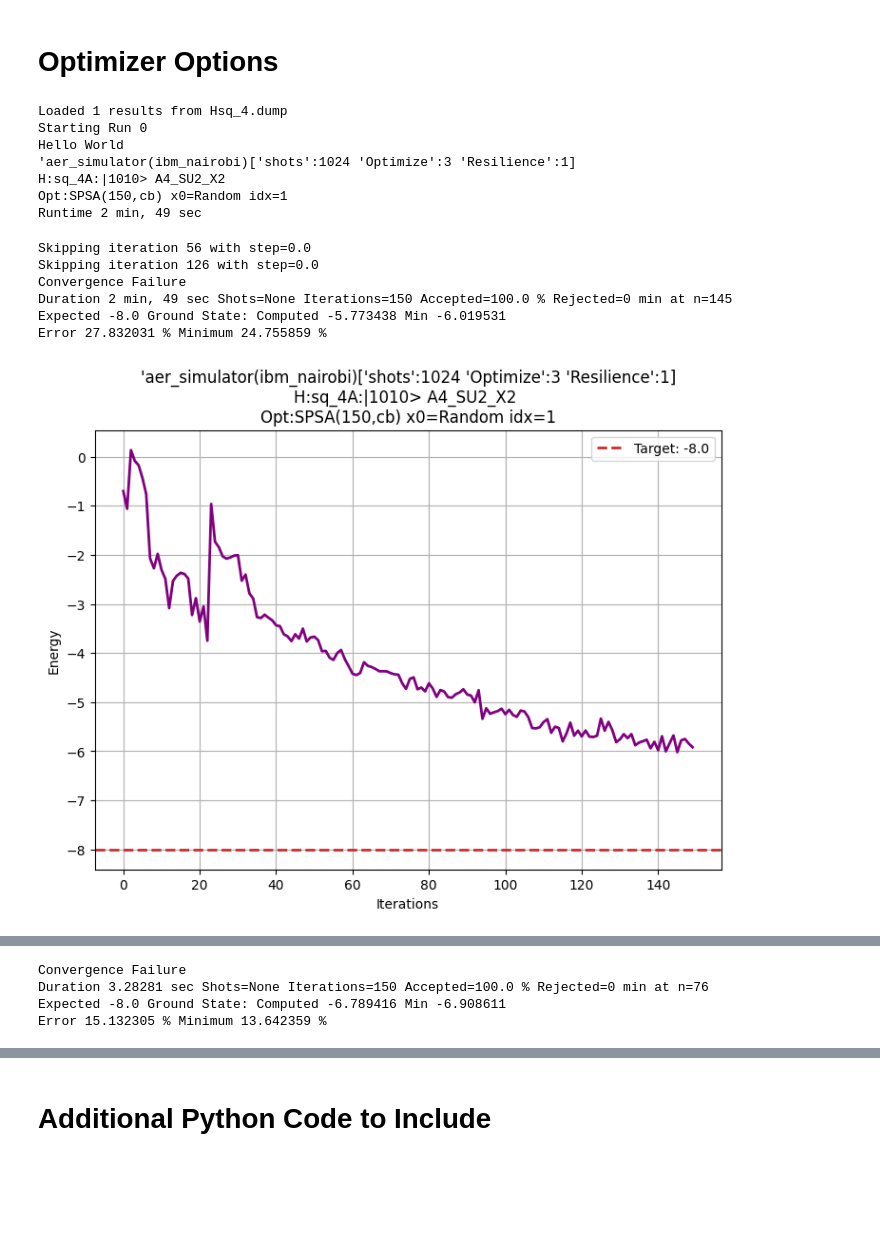
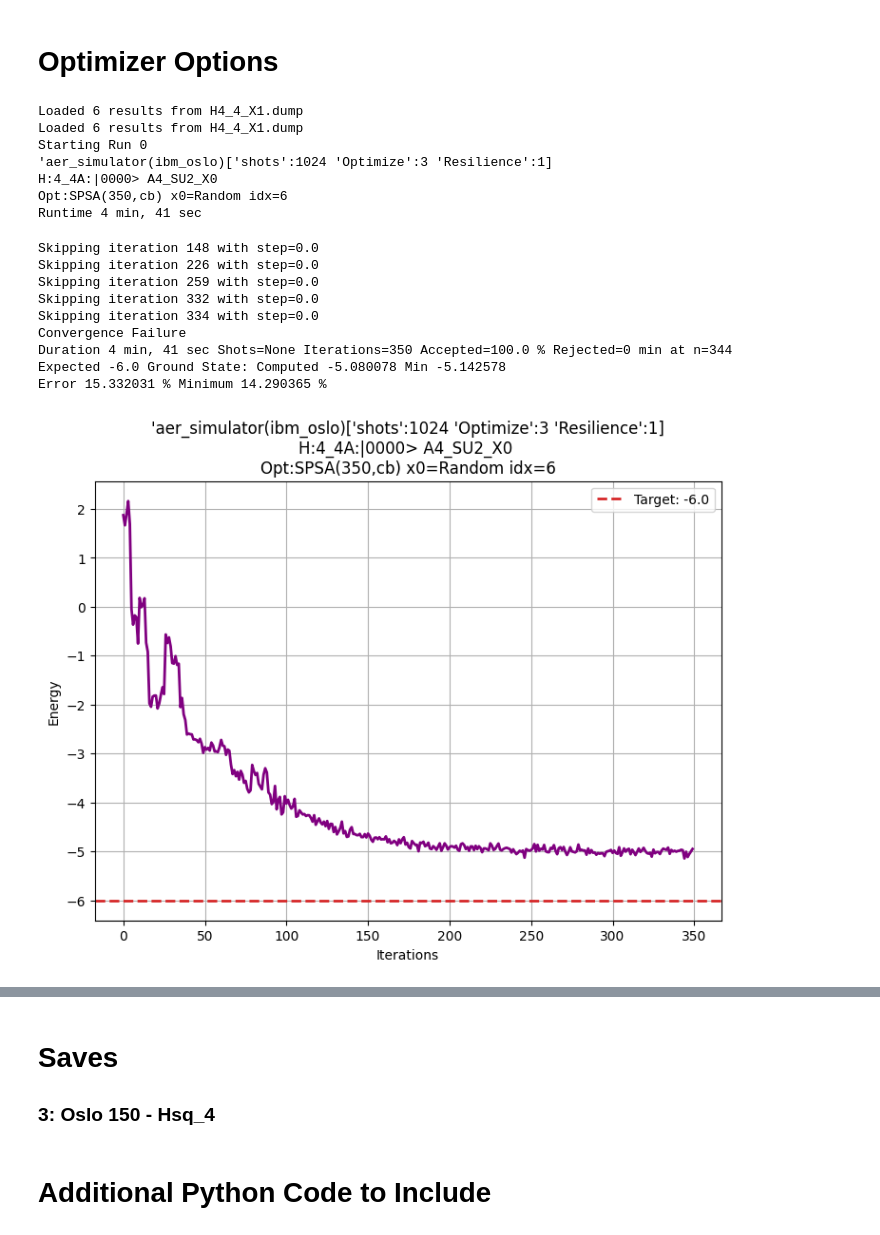
Before and after one commit to rrodenbusch/open-science-prize-2022, a Jupyter notebook: Hsq_4-Kagome-Simulation.ipynb, the cells around one changed output, grey strips where cells are left out. Saved outputs shown, nothing was run; the diff lists cells and outputs as text; code cells hidden in the pictures; blank space fills up the shorter version.

```diff
--- a/Hsq_4-Kagome-Simulation.ipynb
+++ b/Hsq_4-Kagome-Simulation.ipynb
@@ -129,7 +129,7 @@ sq_7
 # %%
 optimizers={}
 from qiskit.algorithms.optimizers import SPSA
-optimizers['00'] = {'opt': SPSA(maxiter=5), 'label':'SPSA(5)' }
+optimizers['00'] = {'opt': SPSA(maxiter=2), 'label':'SPSA(2)' }
 optimizers['01'] = {'opt': SPSA(maxiter=75), 'label':'SPSA(75)' }
 optimizers['02'] = {'opt': SPSA(maxiter=75,callback=kagome.SPSA_callback),
                     'label':'SPSA(75,cb)' }
@@ -155,6 +155,8 @@ optimizers['12'] = {'opt': SPSA(maxiter=100,callback=kagome.SPSA_callback,trust_
                     'label':'SPSA(100,cb,trust)' }
 optimizers['13'] = {'opt': SPSA(maxiter=350,callback=kagome.SPSA_callback),
                     'label':'SPSA(350,cb)' }
+optimizers['14'] = {'opt': SPSA(maxiter=200,callback=kagome.SPSA_callback),
+                    'label':'SPSA(200,cb)' }
 # %%
 from qiskit_aer import AerSimulator, StatevectorSimulator
 
@@ -164,21 +166,28 @@ nairobiSim   = AerSimulator(max_parallel_experiments=max_parallel).from_backend(
 
 svectorSim   = StatevectorSimulator(max_parallel_experiments=max_parallel)
 nairobiSim   = AerSimulator(max_parallel_experiments=max_parallel).from_backend(nairobi)
+osloSim      = AerSimulator(max_parallel_experiments=max_parallel).from_backend(oslo)
 guadalupeSim = AerSimulator(max_parallel_experiments=max_parallel).from_backend(FakeGuadalupe())
 
 from qiskit.primitives import BackendEstimator
 backendNairobi = BackendEstimator(nairobiSim, skip_transpilation=False)
 # %%
 def runJob(Hkey=None,Akey=None,miniAkey=None,nshots=1024,optimization=3,resilience=1,
-          pt_idx='Random',backend=None, Okey=None, numRuns=-1, service=None, x0=None, fname=None ):
+          pt_idx='Random',backend=None, Okey=None, numRuns=-1, service=None, x0=None, fname=None,
+          job_tags=['runJob']):
     from qiskit_aer.backends.aerbackend import AerBackend, AerError
     if backend is None or isinstance(backend,AerBackend):
         service = None
         options = { 'shots': nshots }
     else:
         service = service
-        options = Options(optimization_level = optimization, resilience_level  = resilience,
-                          execution = {'shots':nshots}, transpilation = {'skip_translation': False})
+        options = Options(optimization_level = optimization,
+                          resilience_level  = resilience,
+                          execution = {'shots':nshots},
+                          environment = {'job_tags':job_tags},
+                         )
+#                           transpilation = {'skip_translation': False},
+
     #==================== Job Control ======================
     label = (f"{backend}['shots':{nshots} 'Optimize':{optimization} 'Resilience':{resilience}]\n"
              f"H:{Hkey}A:{Anzs[Akey].name} \nOpt:{optimizers[Okey]['label']} x0={pt_idx}")
@@ -199,44 +208,54 @@ def runJob(Hkey=None,Akey=None,miniAkey=None,nshots=1024,optimization=3,resilien
         print(label)
 # %%
 #================= Problem Setup =====================
+fname='H4_4_X1.dump'
+curCache = kagome.load_results(fname)
+#backends: 'simulator_statevector' svectorSim nairobiSim guadalupeSim
 pt_idx = 'Random'        # '0'-> 0 vector; [int] -> point cache; else -> Random
 x0 =  kagome.getX0(pt_idx,curCache)
-runconfig = {'Hkey'         : 'sq_4',
-             'fname'        : 'Hsq_4.dump',
-             'Akey'         : 'A4_SU2_X2',
-             'miniAkey'     : 'A4_SU2_X2',
-             'Okey'         : '04',           # '02'->75,  04'->150, '06'->300,  '13'-> 350
+runconfig = {'Hkey'         : '4_4',
+             'fname'        : fname,
+             'Akey'         : 'A4_SU2_X0',
+             'miniAkey'     : 'A4_SU2_X0',
+             'Okey'         : '13',         # 00->10 02->75 04->150 06->300 13->350 14->200
              'x0'           : x0,'pt_idx': pt_idx,
              'nshots'       : 1024,
              'optimization' : 3,
              'resilience'   : 1,
              'service'      : None,
-             'backend'      : nairobiSim,   # 'simulator_statevector' svectorSim nairobiSim guadalupeSim
+             'backend'      : osloSim,
              'numRuns'      : 1,
+             'job_tags'     : ['H4_4','A4_S2_X2','Opt(3)','Res(1)','shots(1024)']
             }
+from qiskit.utils import algorithm_globals
+algorithm_globals.random_seed = 177801   # For SPSA stochastic repeatability
 curCache = runJob(**runconfig)
 # %% [output]
-Loaded 1 results from Hsq_4.dump
+Loaded 6 results from H4_4_X1.dump
+Loaded 6 results from H4_4_X1.dump
 Starting Run 0
-Hello World
-'aer_simulator(ibm_nairobi)['shots':1024 'Optimize':3 'Resilience':1]
-H:sq_4A:|1010> A4_SU2_X2
-Opt:SPSA(150,cb) x0=Random idx=1
-Runtime 2 min, 49 sec
+'aer_simulator(ibm_oslo)['shots':1024 'Optimize':3 'Resilience':1]
+H:4_4A:|0000> A4_SU2_X0
+Opt:SPSA(350,cb) x0=Random idx=6
+Runtime 4 min, 41 sec
 # %%
-# if false
+### idx 1:local(350) 2:aer_oslo(350))
 idx_list = ['0']   # None -> 8
 kagome.plot_SPSA_convergence(curCache,
-                             indices=[-1,-2],
+                             indices=[-1],
                              conv_lim = 0.03,
                              movingAvg=5,
                              perc=6,
+                             convergence=False,
                              minStart=20)
 # %% [output]
-Skipping iteration 56 with step=0.0
-Skipping iteration 126 with step=0.0
+Skipping iteration 148 with step=0.0
+Skipping iteration 226 with step=0.0
+Skipping iteration 259 with step=0.0
+Skipping iteration 332 with step=0.0
+Skipping iteration 334 with step=0.0
 Convergence Failure
-Duration 2 min, 49 sec Shots=None Iterations=150 Accepted=100.0 % Rejected=0 min at n=145
-Expected -8.0 Ground State: Computed -5.773438 Min -6.019531
-Error 27.832031 % Minimum 24.755859 %
+Duration 4 min, 41 sec Shots=None Iterations=350 Accepted=100.0 % Rejected=0 min at n=344
+Expected -6.0 Ground State: Computed -5.080078 Min -5.142578
+Error 15.332031 % Minimum 14.290365 %
-[figure, old version]
+[figure, new version]
@@ -245,4 +261,0 @@ Error 27.832031 % Minimum 24.755859 %
-Convergence Failure
-Duration 3.28281 sec Shots=None Iterations=150 Accepted=100.0 % Rejected=0 min at n=76
-Expected -8.0 Ground State: Computed -6.789416 Min -6.908611
-Error 15.132305 % Minimum 13.642359 %
@@ -252,3 +262,6 @@ Error 15.132305 % Minimum 13.642359 %
+# %% [markdown]
+# Saves
+### 3: Oslo 150 - Hsq_4
 # %% [markdown]
 # Additional Python Code to Include
 # %%
```
Also changed, not shown: parts of 3 cells of this notebook, 3 other files.
